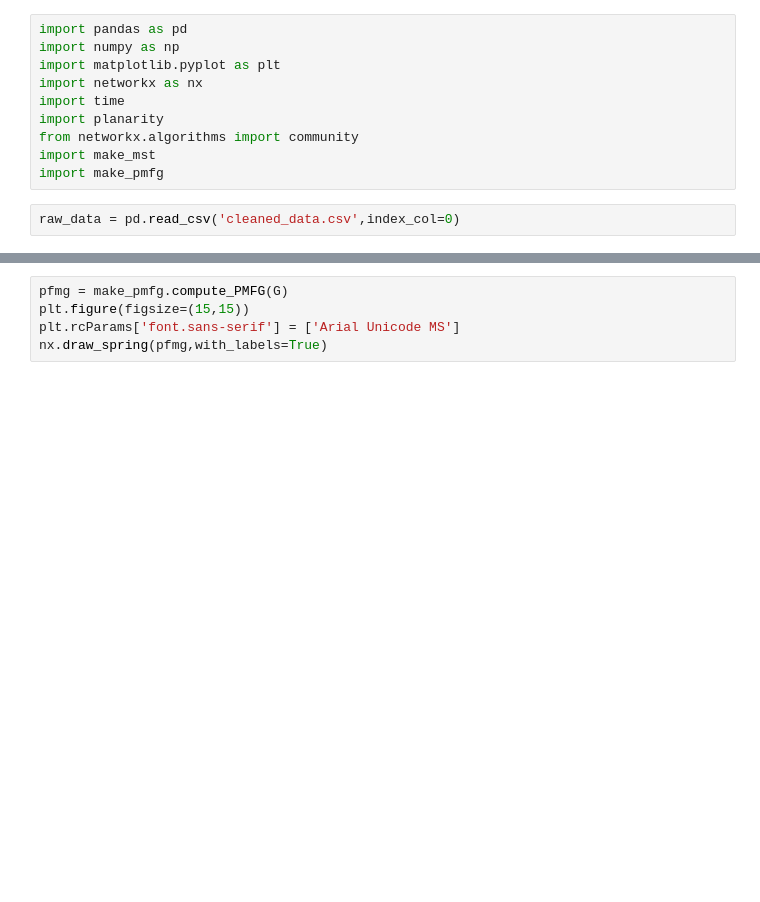
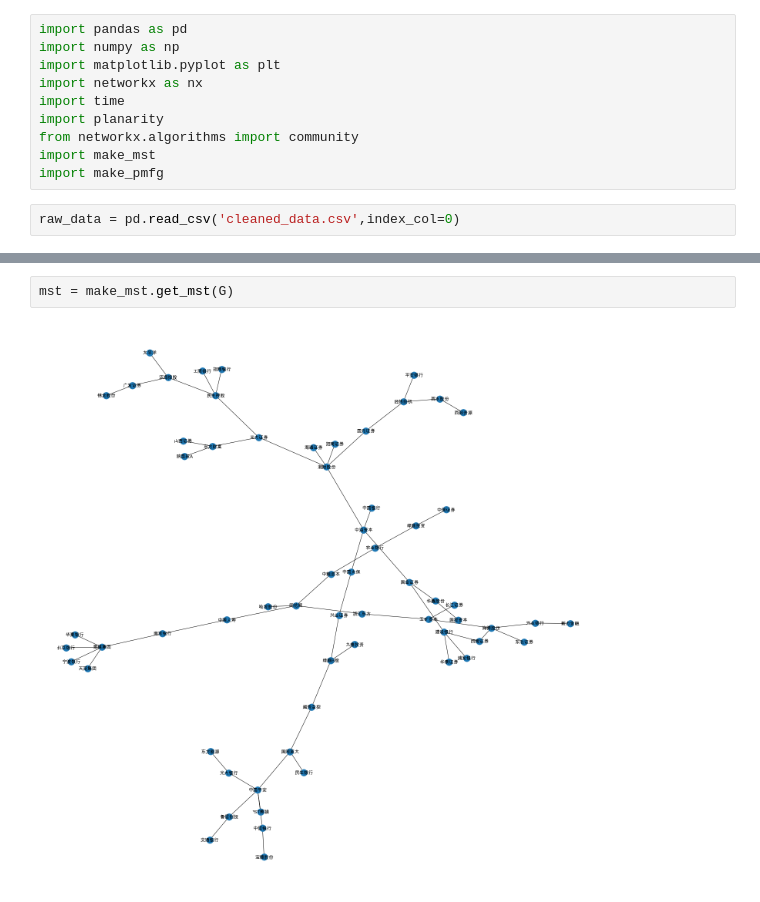
Before and after one commit to Chang-Tong/System-Risk-by-Network-View, a Jupyter notebook: stock_data/pmfg_graph.ipynb, the cells around one changed output, grey strips where cells are left out. Cells and saved outputs as stored; diff of their text form; blank space fills up the shorter version.

```diff
--- a/stock_data/pmfg_graph.ipynb
+++ b/stock_data/pmfg_graph.ipynb
@@ -46,5 +46,4 @@ print('# of edges,', nx.number_of_edges(G))
-# %%
-pfmg = make_pmfg.compute_PMFG(G)
-plt.figure(figsize=(15,15))
-plt.rcParams['font.sans-serif'] = ['Arial Unicode MS']
-nx.draw_spring(pfmg,with_labels=True)
+# %%
+mst = make_mst.get_mst(G)
+# %% [output]
+[figure, added]
```
Also changed, not shown: parts of 3 cells of this notebook, 1 other file.
